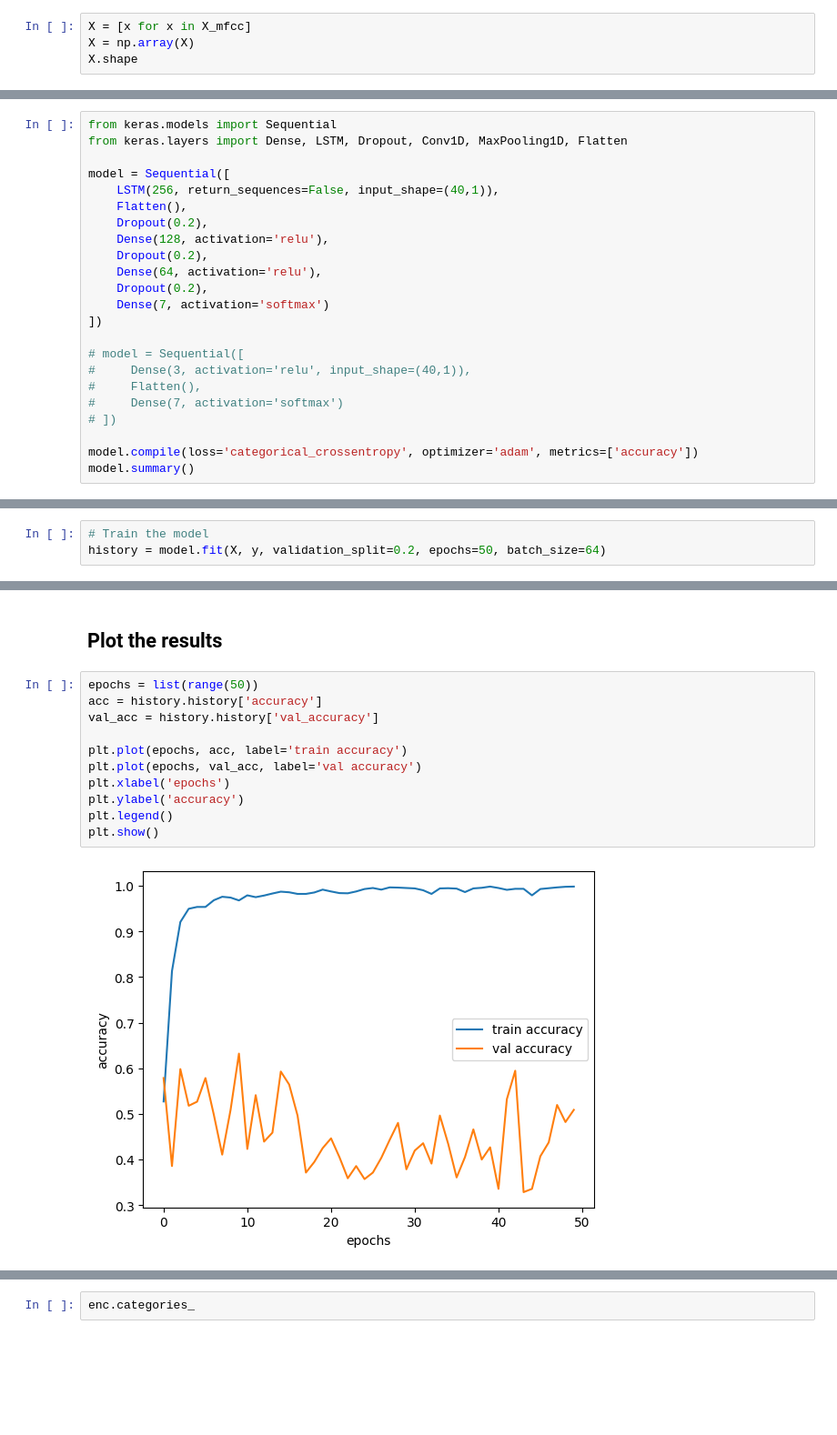
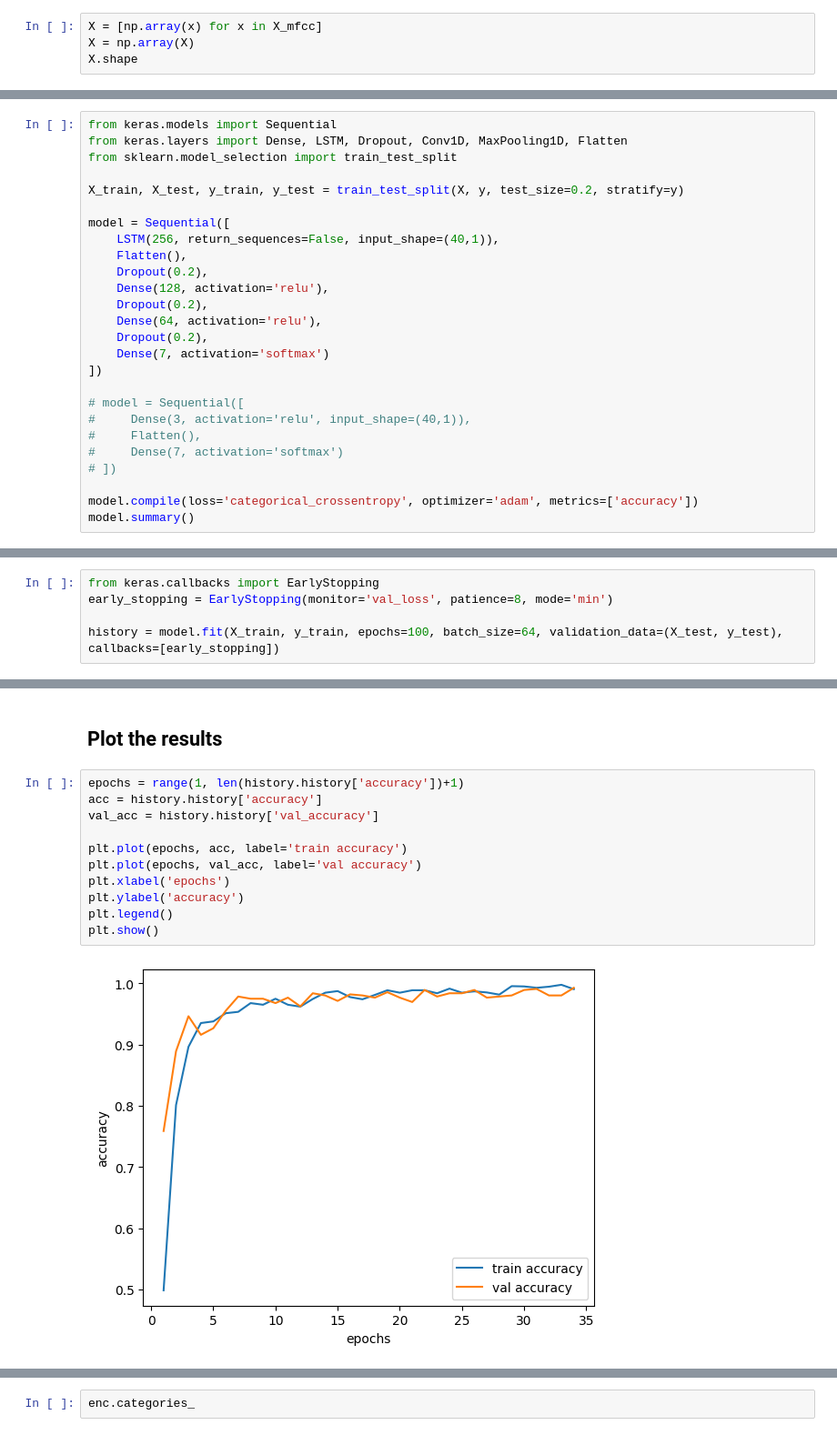
Before and after one commit to nickzheng20/Emotifying-Vocal-Communication, a Jupyter notebook: Model Trainers/Model Trainer (TESS Dataset_LSTM).ipynb, the cells around one changed output, grey strips where cells are left out. Shown at 91% size. Saved outputs shown, nothing was run; the diff lists cells and outputs as text; blank space fills up the shorter version.

```diff
--- a/Model Trainers/Model Trainer (TESS Dataset_LSTM).ipynb
+++ b/Model Trainers/Model Trainer (TESS Dataset_LSTM).ipynb
@@ -213,5 +241,5 @@ X_mfcc = df['speech'].apply(lambda x: extract_mfcc(x))
 # %%
-X = [x for x in X_mfcc]
+X = [np.array(x) for x in X_mfcc]
 X = np.array(X)
 X.shape
 # %% [output]
@@ -242,6 +270,9 @@ enc.categories_
 # %%
 from keras.models import Sequential
 from keras.layers import Dense, LSTM, Dropout, Conv1D, MaxPooling1D, Flatten
+from sklearn.model_selection import train_test_split
+
+X_train, X_test, y_train, y_test = train_test_split(X, y, test_size=0.2, stratify=y)
 
 model = Sequential([
     LSTM(256, return_sequences=False, input_shape=(40,1)),
@@ -283,3 +319,0 @@ _________________________________________________________________
-# %%
-# Train the model
-history = model.fit(X, y, validation_split=0.2, epochs=50, batch_size=64)
@@ -303,0 +320,5 @@ Epoch 50/50
+# %%
+from keras.callbacks import EarlyStopping
+early_stopping = EarlyStopping(monitor='val_loss', patience=8, mode='min')
+
+history = model.fit(X_train, y_train, epochs=100, batch_size=64, validation_data=(X_test, y_test), callbacks=[early_stopping])
@@ -308,18 +347,18 @@ Epoch 50/50
 # %% [markdown]
 ## Plot the results
 # %%
-epochs = list(range(50))
+epochs = range(1, len(history.history['accuracy'])+1)
 acc = history.history['accuracy']
 val_acc = history.history['val_accuracy']
 
 plt.plot(epochs, acc, label='train accuracy')
 plt.plot(epochs, val_acc, label='val accuracy')
 plt.xlabel('epochs')
 plt.ylabel('accuracy')
 plt.legend()
 plt.show()
 # %% [output]
-[figure, old version]
+[figure, new version]
 # %%
 loss = history.history['loss']
 val_loss = history.history['val_loss']
```
Also changed, not shown: parts of 16 cells of this notebook, 10 other files.
